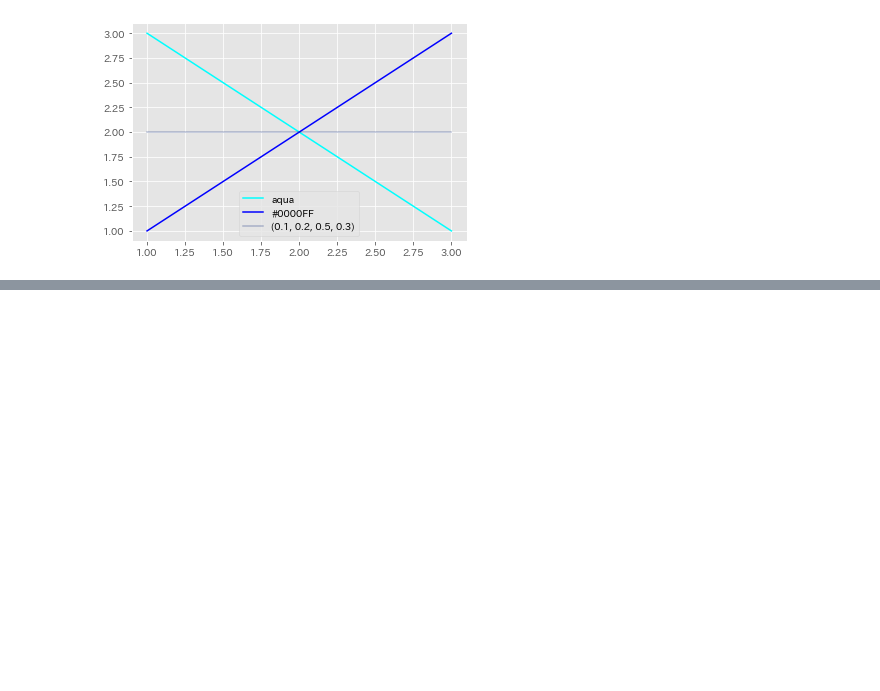
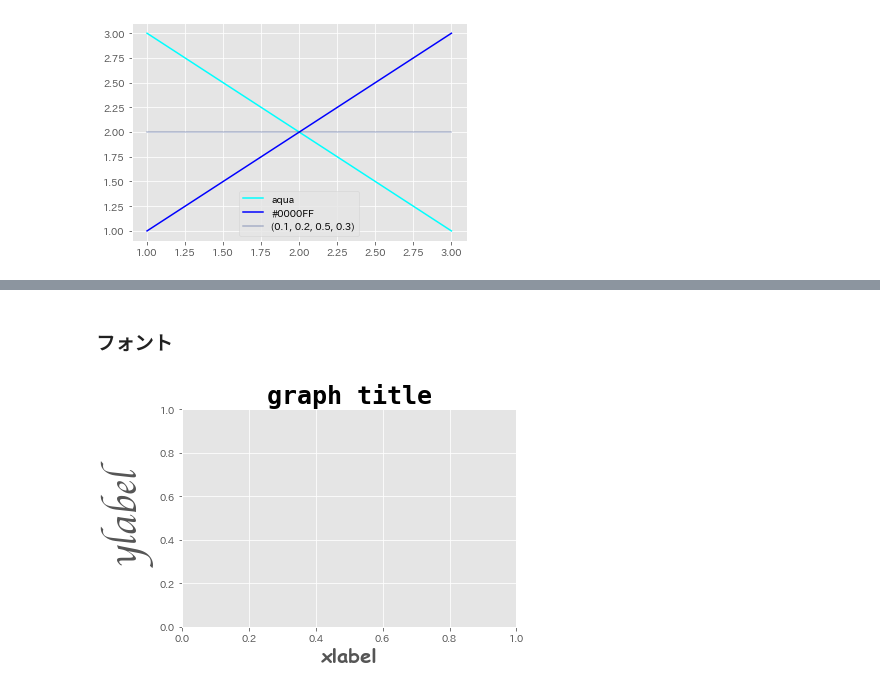
Before and after one commit to joyc/data-exam, a Jupyter notebook: 4.3 matplotlib.ipynb, the cells around one changed output, grey strips where cells are left out. Saved outputs shown, nothing was run; the diff lists cells and outputs as text; code cells hidden in the pictures; blank space fills up the shorter version.

```diff
--- a/4.3 matplotlib.ipynb
+++ b/4.3 matplotlib.ipynb
@@ -512,0 +547,11 @@ plt.show()
+# %% [markdown]
+### フォント
+# %%
+fig, ax = plt.subplots()
+
+ax.set_xlabel('xlabel', family='fantasy', size=20, weight='bold')
+ax.set_ylabel('ylabel', family='cursive', size=40, weight='light')
+ax.set_title('graph title', family='monospace', size=25, weight='heavy')
+plt.show()
+# %% [output]
+[figure, added]
```
Also changed, not shown: parts of 12 cells of this notebook.
